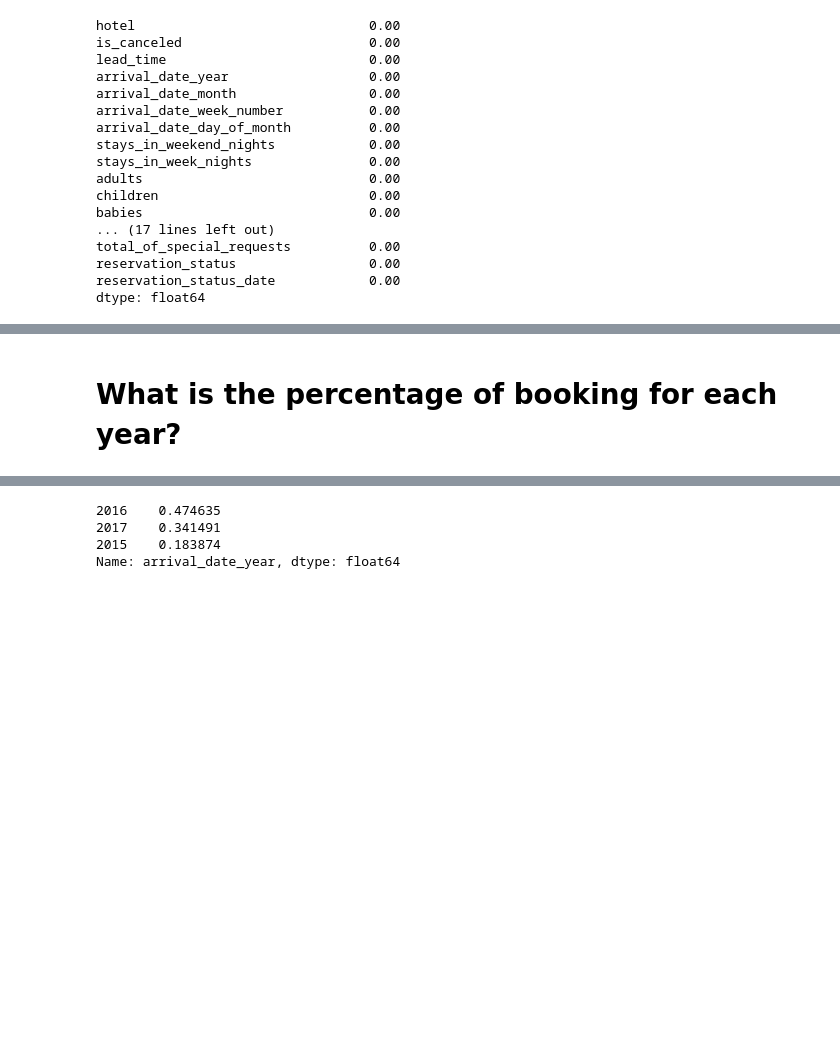
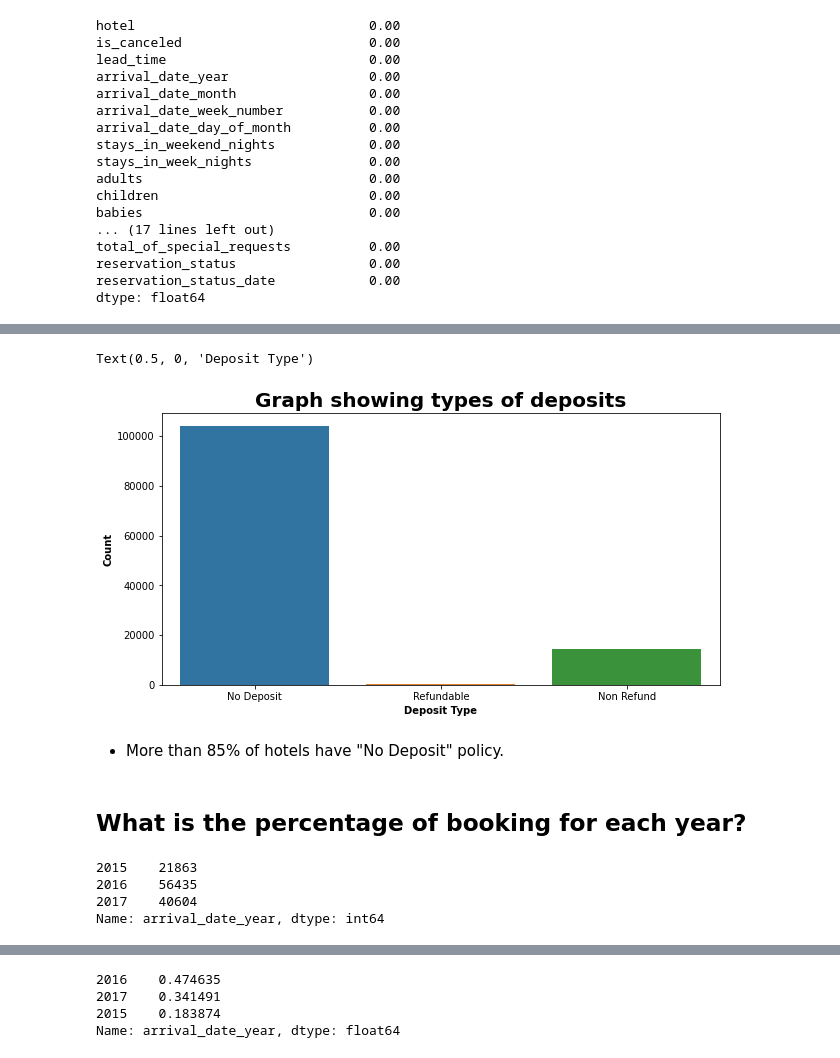
Before and after one commit to KK-Niraj/Hotel-Booking-Analysis, a Jupyter notebook: Hotel_Booking_Analysis_Capstone_Project.ipynb, the cells around one changed output, grey strips where cells are left out. Saved outputs shown, nothing was run; the diff lists cells and outputs as text; code cells hidden in the pictures; blank space fills up the shorter version.

```diff
--- a/Hotel_Booking_Analysis_Capstone_Project.ipynb
+++ b/Hotel_Booking_Analysis_Capstone_Project.ipynb
@@ -222,2 +246,21 @@ Text(0, 0.5, 'Count')
+# %%
+sns.countplot(data = df, x = 'deposit_type')
+plt.title('Graph showing types of deposits', fontsize = 20 , weight= 'bold')
+plt.ylabel('Count' , weight= 'bold')
+plt.xlabel('Deposit Type', weight= 'bold' )
+# %% [output]
+Text(0.5, 0, 'Deposit Type')
+[figure, added]
+# %% [markdown]
+*   More than 85% of hotels have "No Deposit" policy.
 # %% [markdown]
-# What is the percentage of booking for each year?
+## What is the percentage of booking for each year?
+# %%
+# Calculate total number of bookings acorss different years
+year_counts = df['arrival_date_year'].value_counts().sort_index()
+year_counts
+# %% [output]
+2015    21863
+2016    56435
+2017    40604
+Name: arrival_date_year, dtype: int64
```
Also changed, not shown: parts of 70 cells of this notebook.
